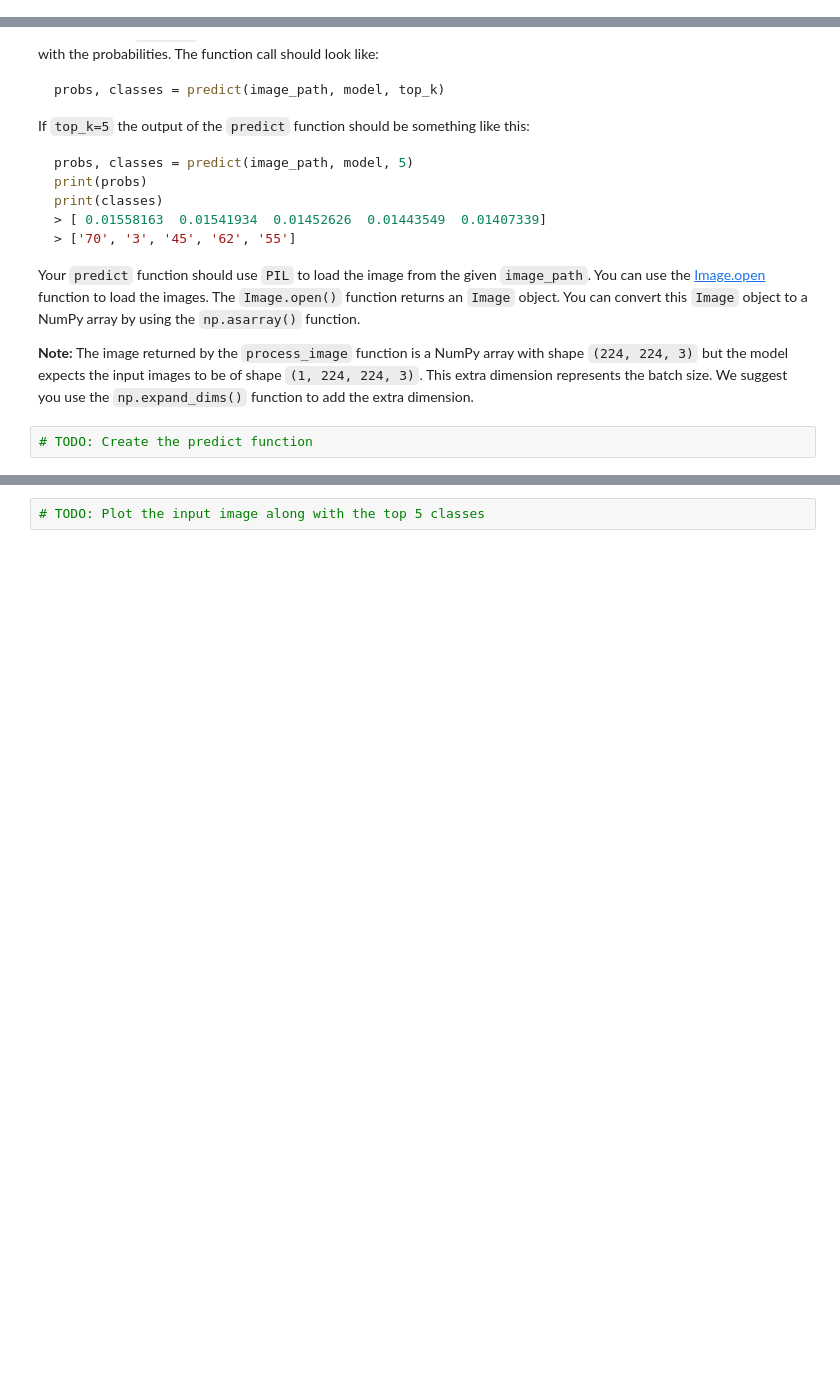
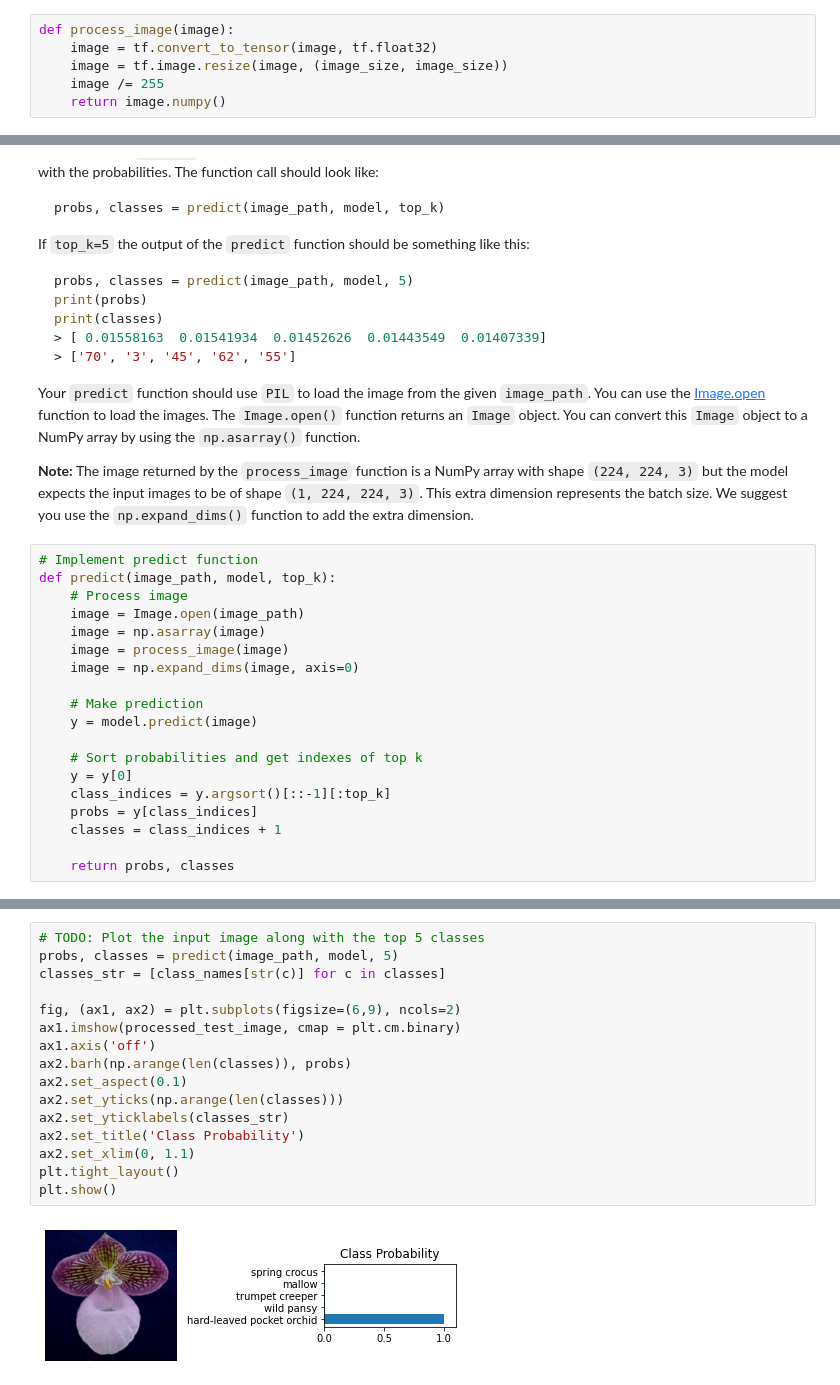
Before and after one commit to alexgeorgousis/flower-classifier, a Jupyter notebook: Project_Image_Classifier_Project.ipynb, the cells around one changed output, grey strips where cells are left out. Saved outputs shown, nothing was run; the diff lists cells and outputs as text; blank space fills up the shorter version.

```diff
--- a/Project_Image_Classifier_Project.ipynb
+++ b/Project_Image_Classifier_Project.ipynb
@@ -222,3 +289,9 @@ Finally, convert your image back to a NumPy array using the `.numpy()` method.
+# %%
+def process_image(image):
+    image = tf.convert_to_tensor(image, tf.float32)
+    image = tf.image.resize(image, (image_size, image_size))
+    image /= 255
+    return image.numpy()
 # %% [markdown]
 To check your `process_image` function we have provided 4 images in the `./test_images/` folder:
 
@@ -268,8 +343,25 @@ print(classes)
 Your `predict` function should use `PIL` to load the image from the given `image_path`. You can use the [Image.open](https://pillow.readthedocs.io/en/latest/reference/Image.html#PIL.Image.open) function to load the images. The `Image.open()` function returns an `Image` object. You can convert this `Image` object to a NumPy array by using the `np.asarray()` function.
 
 **Note:** The image returned by the `process_image` function is a NumPy array with shape `(224, 224, 3)` but the model expects the input images to be of shape `(1, 224, 224, 3)`. This extra dimension represents the batch size. We suggest you use the `np.expand_dims()` function to add the extra dimension.
-# %%
-# TODO: Create the predict function
+# %%
+# Implement predict function
+def predict(image_path, model, top_k):
+    # Process image
+    image = Image.open(image_path)
+    image = np.asarray(image)
+    image = process_image(image)
+    image = np.expand_dims(image, axis=0)
+
+    # Make prediction
+    y = model.predict(image)
+
+    # Sort probabilities and get indexes of top k
+    y = y[0]
+    class_indices = y.argsort()[::-1][:top_k]
+    probs = y[class_indices]
+    classes = class_indices + 1
+
+    return probs, classes
 # %% [markdown]
 # Sanity Check
 
@@ -285,5 +377,21 @@ In the cell below use `matplotlib` to plot the input image alongside the probabi
 <img src='assets/inference_example.png' width=600px>
 
 You can convert from the class integer labels to actual flower names using `class_names`.
-# %%
-# TODO: Plot the input image along with the top 5 classes
+# %%
+# TODO: Plot the input image along with the top 5 classes
+probs, classes = predict(image_path, model, 5)
+classes_str = [class_names[str(c)] for c in classes]
+
+fig, (ax1, ax2) = plt.subplots(figsize=(6,9), ncols=2)
+ax1.imshow(processed_test_image, cmap = plt.cm.binary)
+ax1.axis('off')
+ax2.barh(np.arange(len(classes)), probs)
+ax2.set_aspect(0.1)
+ax2.set_yticks(np.arange(len(classes)))
+ax2.set_yticklabels(classes_str)
+ax2.set_title('Class Probability')
+ax2.set_xlim(0, 1.1)
+plt.tight_layout()
+plt.show()
+# %% [output]
+[figure, added]
```
Also changed, not shown: parts of 15 cells of this notebook.
